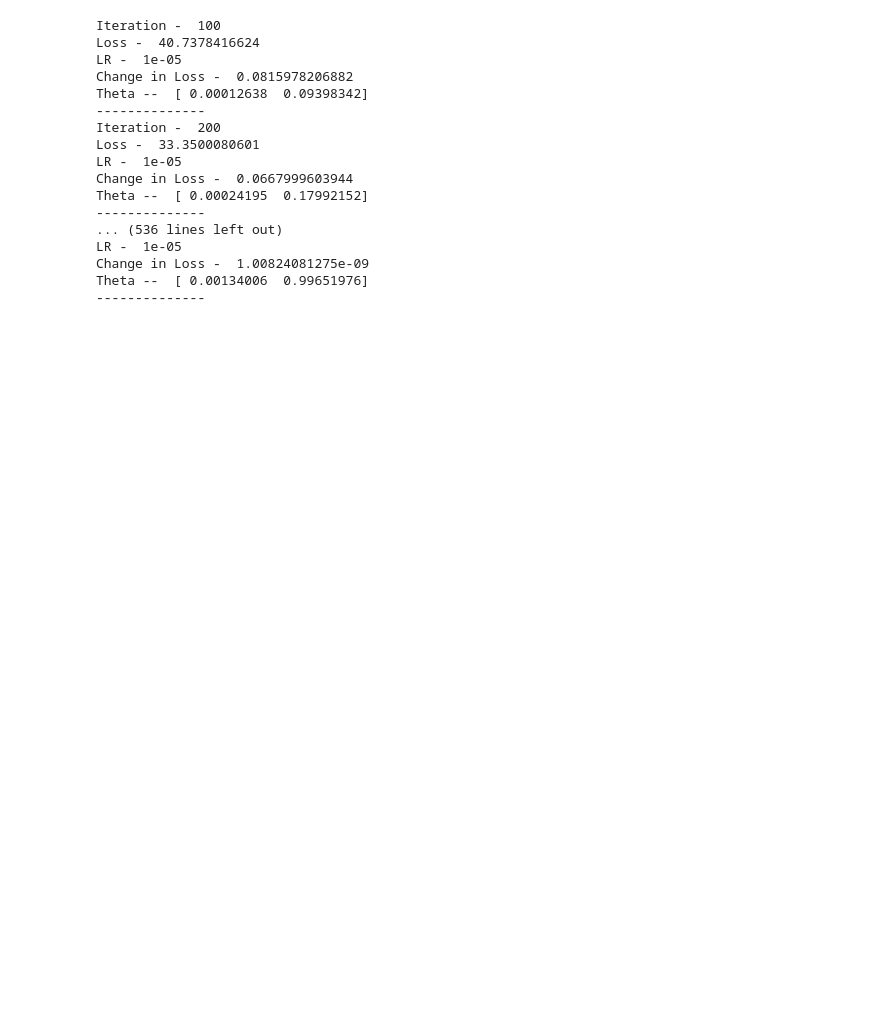
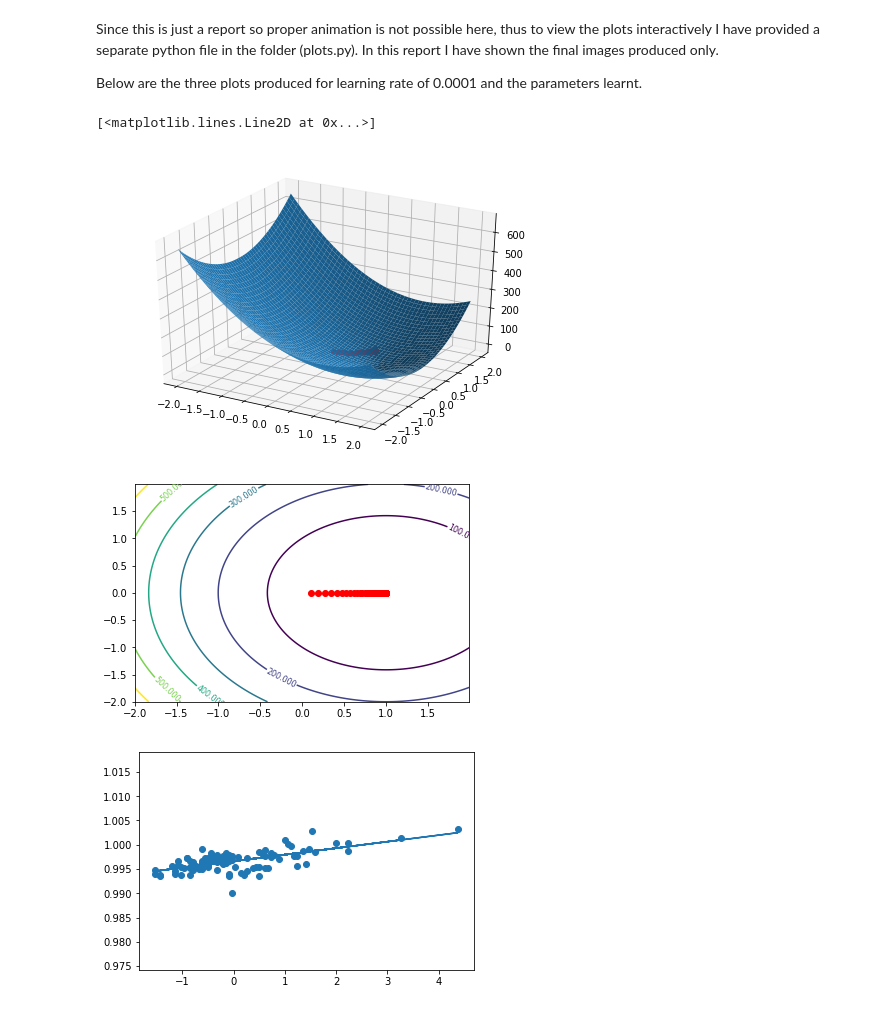
Before and after one commit to madhurcodes/ML_Assignments, a Jupyter notebook: Ass1/Q1.ipynb, the cells around one changed output. Cells and saved outputs as stored; diff of their text form; code cells hidden in the pictures; blank space fills up the shorter version.

```diff
--- a/Ass1/Q1.ipynb
+++ b/Ass1/Q1.ipynb
@@ -11,43 +28,63 @@ wine_x = wine_x.T
 wine_y = np.genfromtxt("Assignment_1_datasets/linearY.csv")
 # %%
 theta  = np.asarray([0,0]) # theta_1,theta_0
-lr = 0.00001
+lr = 0.001
 
 diff = wine_y - np.matmul(wine_x,theta)
 loss = 0.5 * np.matmul(diff.T,diff)
 ch_loss = 2
 itera = 1
+# %%
+def compute_cost(t1,t0):
+        diff = wine_y - np.matmul(wine_x,np.asarray([t1,t0]))
+        loss = 0.5 * np.matmul(diff.T,diff)
+        return loss
+
+theta_0 = np.arange(-2, 2, 0.01)
+theta_1 = np.arange(-2, 2, 0.01)
+theta_1, theta_0 = np.meshgrid(theta_1, theta_0)
+
+cost = [[compute_cost(theta_1[i, j] , theta_0[i,j])
+             for j in range(theta_1.shape[0])] for i in range(theta_0.shape[0])]
+cost = np.asarray(cost)
+# %% [markdown]
+Since this is just a report so proper animation is not possible here, thus to view the plots interactively I have provided a separate python file in the folder (plots.py). In this report I have shown the final images produced only.
+
+Below are the three plots produced for learning rate of 0.0001 and the parameters learnt.
 # %%
-while np.abs(ch_loss) > 0.000000001:
+fig_1 = plt.figure()
+ax_1 = Axes3D(fig_1)
+surf_1 = ax_1.plot_surface(theta_0, theta_1, cost)
+
+fig_2 = plt.figure()
+ax_2 = fig_2.add_subplot(111)
+CS = ax_2.contour(theta_0, theta_1, cost)
+ax_2.clabel(CS, inline=1, inline_spacing=0, fontsize=8)
+
+while np.abs(ch_loss) > 1e-11:
+
     diff = wine_y - np.matmul(wine_x,theta)
     loss = 0.5 * np.matmul(diff.T,diff)
     theta = theta + lr * np.matmul(wine_x.T,diff)
     itera+=1
     diff = wine_y - np.matmul(wine_x,theta)
     loss_new = 0.5 * np.matmul(diff.T,diff) # can be commented out
     ch_loss = loss - loss_new
-    if itera % 100 == 0:
+    ax_1.scatter(theta[1],theta[0],compute_cost(theta[1],theta[0]),c="r")
+    ax_2.scatter(theta[1],theta[0],c="r")
+    if itera % 300 == 0:
         print("Iteration - ", itera)
         print("Loss - ",loss_new)
         print("LR - ",lr)
         print("Change in Loss - ",ch_loss)
         print("Theta -- ", theta)
         print("--------------")
+fig_3 =  plt.figure()
+ax_3 = fig_3.add_subplot(111)
+ax_3.scatter(wine_x.T[0],wine_y)
+ax_3.plot(wine_x.T[0],theta[1] + theta[0]*wine_x.T[0])
 # %% [output]
-Iteration -  100
-Loss -  40.7378416624
-LR -  1e-05
-Change in Loss -  0.0815978206882
-Theta --  [ 0.00012638  0.09398342]
---------------
-Iteration -  200
-Loss -  33.3500080601
-LR -  1e-05
-Change in Loss -  0.0667999603944
-Theta --  [ 0.00024195  0.17992152]
---------------
-... (536 lines left out)
-LR -  1e-05
-Change in Loss -  1.00824081275e-09
-Theta --  [ 0.00134006  0.99651976]
---------------
+[<matplotlib.lines.Line2D at 0x...>]
+[figure, added]
+[figure, added]
+[figure, added]
```
Also changed, not shown: parts of 21 cells of this notebook, 7 other files.
